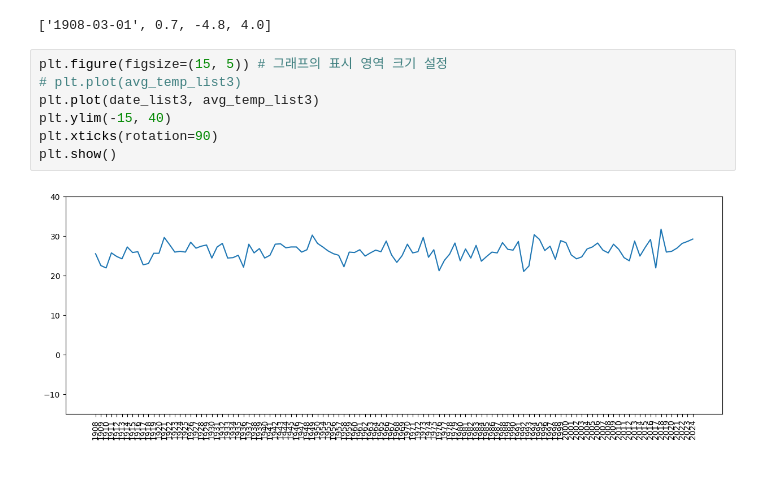
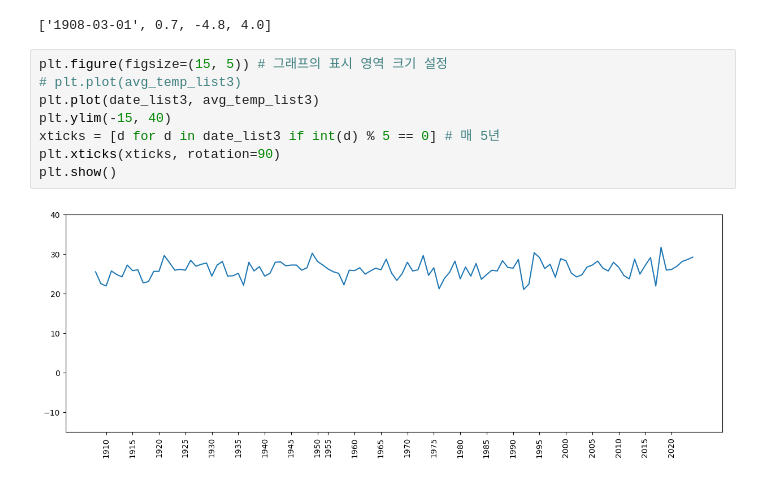
Before and after one commit to shared-repo/human-da5, a Jupyter notebook: workspace/python-basic/i_da_02.ipynb, the cells around one changed output. Cells and saved outputs as stored; diff of their text form.

```diff
--- a/workspace/python-basic/i_da_02.ipynb
+++ b/workspace/python-basic/i_da_02.ipynb
@@ -110,9 +110,10 @@ for row in rows:
 # %%
 plt.figure(figsize=(15, 5)) # 그래프의 표시 영역 크기 설정
 # plt.plot(avg_temp_list3)
 plt.plot(date_list3, avg_temp_list3)
 plt.ylim(-15, 40)
-plt.xticks(rotation=90)
+xticks = [d for d in date_list3 if int(d) % 5 == 0] # 매 5년
+plt.xticks(xticks, rotation=90)
 plt.show()
 # %% [output]
-[figure, old version]
+[figure, new version]
```
Also changed, not shown: parts of 3 cells of this notebook, 2 other files.
